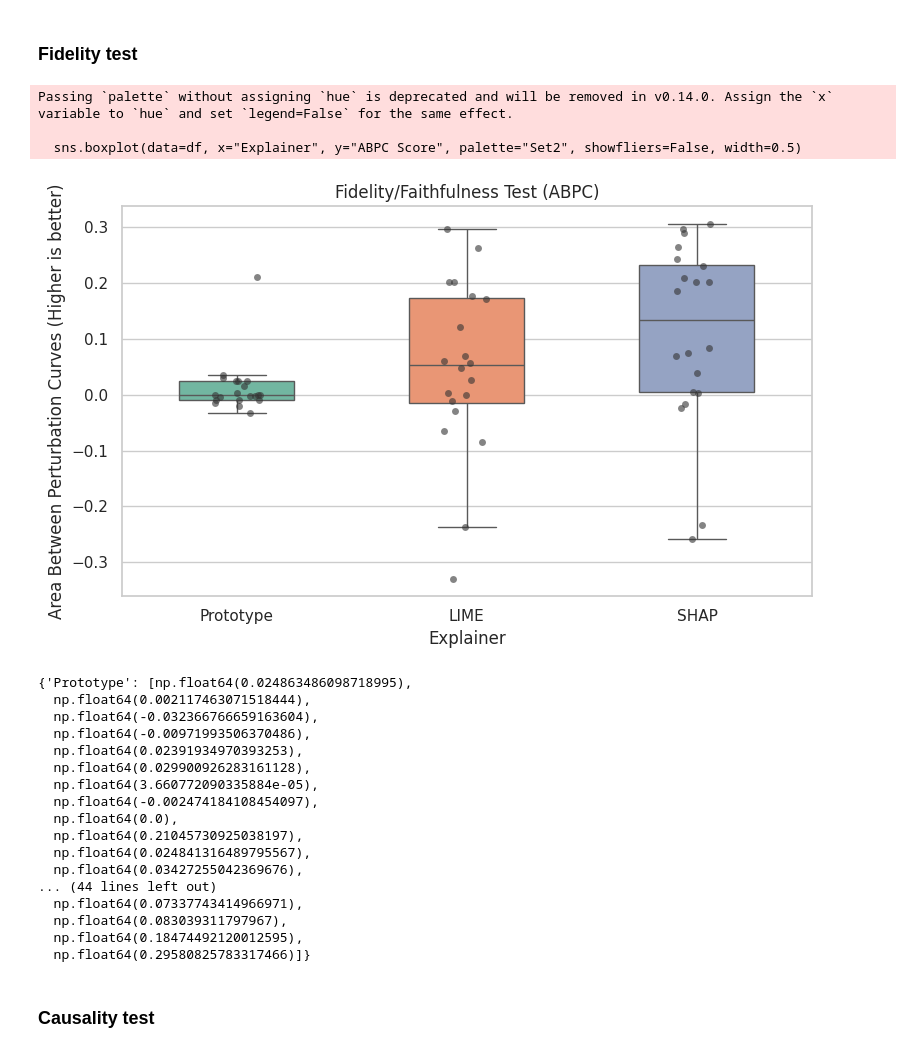
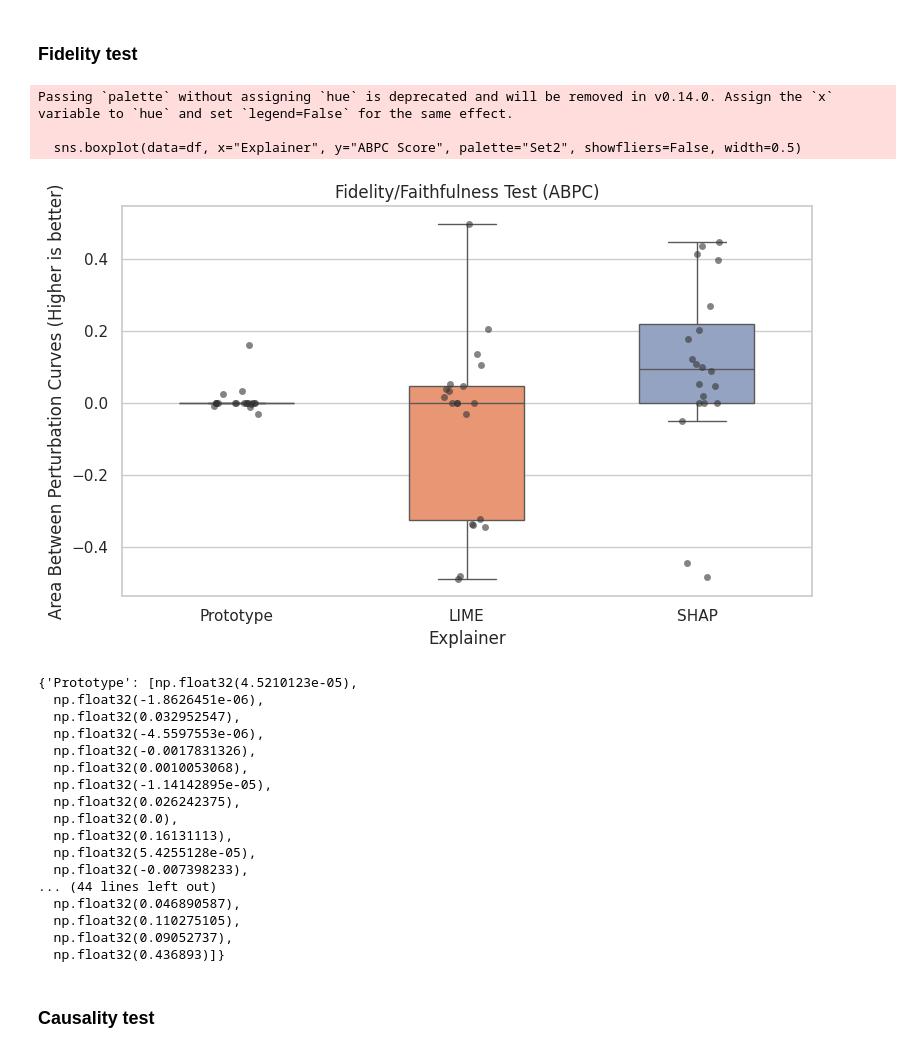
Before and after one commit to alexisvuvietnam/UtilityAlignedExplainer, a Jupyter notebook: empirical_work_tabular.ipynb, the cells around one changed output. Saved outputs shown, nothing was run; the diff lists cells and outputs as text; code cells hidden in the pictures.

```diff
--- a/empirical_work_tabular.ipynb
+++ b/empirical_work_tabular.ipynb
@@ -52,7 +69,13 @@ y_loan = loan_df["loan_status"]
 loan_features = X_loan.columns.to_list()
 X_train_loan, X_test_loan, y_train_loan, y_test_loan = train_test_split(X_loan, y_loan, test_size=0.2, random_state=RANDOM_SEED)
 
+X_train_loan = X_train_loan.reset_index(drop=True)
+X_test_loan = X_test_loan.reset_index(drop=True)
+y_train_loan = y_train_loan.reset_index(drop=True)
+y_test_loan = y_test_loan.reset_index(drop=True)
+
 categorical_cols = X_loan.select_dtypes(include=['object']).columns.tolist()
+loan_categorical_indices = [loan_features.index(col) for col in categorical_cols]
 encoder = OrdinalEncoder(handle_unknown='use_encoded_value', unknown_value=-1)
 
 preprocessor_loan = ColumnTransformer(transformers=[('cat', encoder, categorical_cols)], remainder='passthrough')
@@ -62,4 +85,14 @@ X_test_processed_loan = pd.DataFrame(preprocessor_loan.transform(X_test_loan), c
 
 loan_model1 = RandomForestClassifier(n_estimators=500, min_samples_leaf=5, max_features="sqrt", class_weight="balanced", random_state=RANDOM_SEED, n_jobs=-1)
 loan_model1.fit(X_train_processed_loan, y_train_loan)
-y_predict_loan = loan_model1.predict(X_test_processed_loan)
+
+loan_model2 = DecisionTreeClassifier(random_state=RANDOM_SEED)
+loan_model2.fit(X_train_processed_loan, y_train_loan)
+
+loan_model3 = XGBClassifier(random_state=RANDOM_SEED, use_label_encoder=False, eval_metric='logloss')
+loan_model3.fit(X_train_processed_loan, y_train_loan)
+
+loan_models = [loan_model1, loan_model2, loan_model3]
+
+loan_models.sort(reverse=True,key=lambda model: evaluate_models(model, X_test_processed_loan, y_test_loan))
+loan_model = loan_models[0]
@@ -70,6 +107,8 @@ loan_actions = [
     "change_income",
     "pay_previous_loan"
 ]
+
+loan_utility_matrix = np.array([[-12, 0], [-7, 0], [-12, 0], [-6, 0]])
 
 loan_causal = CausalModel(features=loan_features, actions=loan_actions)
 
@@ -157,27 +183,29 @@ display(loan_model1_attribution)
 # %% [markdown]
 ### Empirical comparison
 # %%
-dynamic_class_names = [str(c) for c in sorted(loan_df['loan_status'].unique())]
+loan_class_names = [str(c) for c in sorted(loan_df['loan_status'].unique())]
 
-lime_explainer = lime.lime_tabular.LimeTabularExplainer(
+loan_lime_explainer = lime.lime_tabular.LimeTabularExplainer(
     training_data=X_train_processed_loan.values,
     feature_names=loan_features,
-    class_names=dynamic_class_names,
+    class_names=loan_class_names,
+#    categorical_features=loan_categorical_indices,
+#    discretize_continuous=False,
     mode='classification'
 )
 
-shap_explainer = shap.Explainer(loan_model1)
+loan_shap_explainer = shap.Explainer(loan_model1)
 
-tester = ExplainerTester(
-    model=loan_model1,
+loan_tester = ExplainerTester(
+    model=loan_model,
     features=loan_features,
     actions=loan_actions,
     causal_model=loan_causal,
-    utility_matrix=utility_matrix,
+    utility_matrix=loan_utility_matrix,
     X_train=X_train_processed_loan,
     X_test=X_test_processed_loan,
-    lime_explainer=lime_explainer,
-    shap_explainer=shap_explainer,
+    lime_explainer=loan_lime_explainer,
+    shap_explainer=loan_shap_explainer,
     n_samples=20
 )
 # %% [markdown]
@@ -267,29 +295,29 @@ Passing `palette` without assigning `hue` is deprecated and will be removed in v
 # %% [markdown]
 ### Fidelity test
 # %%
-tester.fidelity_test(display=True)
+loan_tester.fidelity_test(display=True)
 # %% [output]
 Passing `palette` without assigning `hue` is deprecated and will be removed in v0.14.0. Assign the `x` variable to `hue` and set `legend=False` for the same effect.
 
   sns.boxplot(data=df, x="Explainer", y="ABPC Score", palette="Set2", showfliers=False, width=0.5)
-[figure, old version]
+[figure, new version]
-{'Prototype': [np.float64(0.024863486098718995),
-  np.float64(0.002117463071518444),
-  np.float64(-0.032366766659163604),
-  np.float64(-0.00971993506370486),
-  np.float64(0.02391934970393253),
-  np.float64(0.029900926283161128),
-  np.float64(3.660772090335884e-05),
-  np.float64(-0.002474184108454097),
-  np.float64(0.0),
-  np.float64(0.21045730925038197),
-  np.float64(0.024841316489795567),
-  np.float64(0.03427255042369676),
+{'Prototype': [np.float32(4.5210123e-05),
+  np.float32(-1.8626451e-06),
+  np.float32(0.032952547),
+  np.float32(-4.5597553e-06),
+  np.float32(-0.0017831326),
+  np.float32(0.0010053068),
+  np.float32(-1.14142895e-05),
+  np.float32(0.026242375),
+  np.float32(0.0),
+  np.float32(0.16131113),
+  np.float32(5.4255128e-05),
+  np.float32(-0.007398233),
 ... (44 lines left out)
-  np.float64(0.07337743414966971),
-  np.float64(0.083039311797967),
-  np.float64(0.18474492120012595),
-  np.float64(0.29580825783317466)]}
+  np.float32(0.046890587),
+  np.float32(0.110275105),
+  np.float32(0.09052737),
+  np.float32(0.436893)]}
 # %% [markdown]
 ### Causality test
 # %%
```
Also changed, not shown: parts of 33 cells of this notebook, 1 other file.
